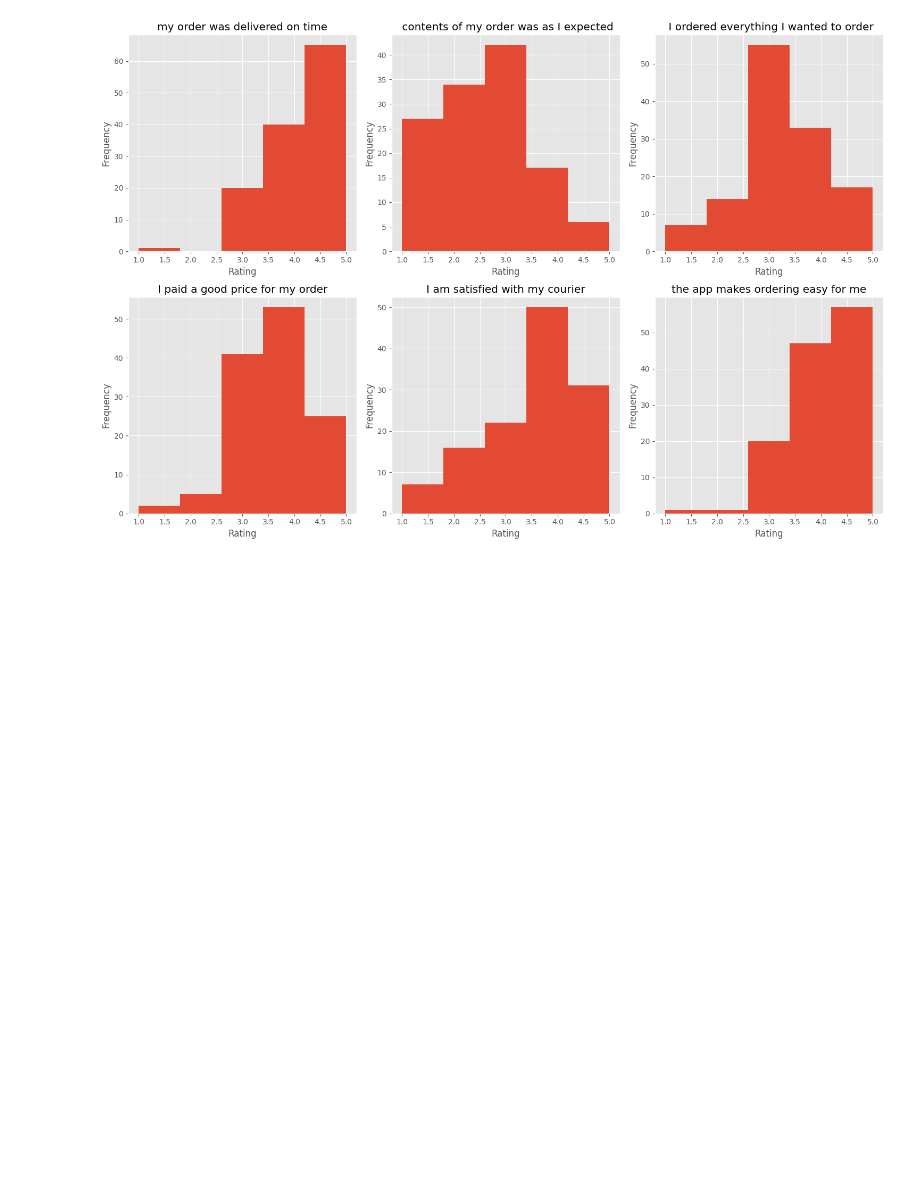
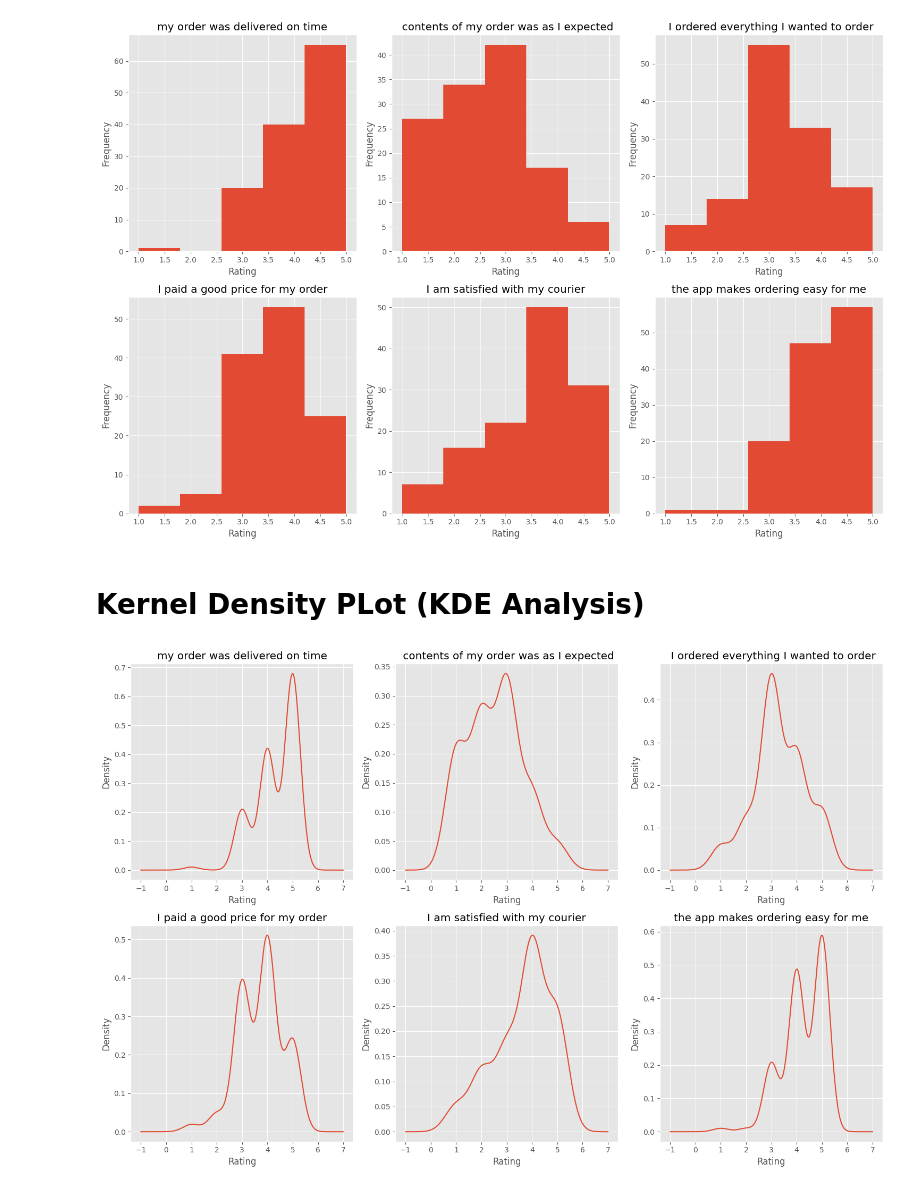
Before and after one commit to osamaizhar/Unhappy-Customers-Predictive-Analysis, a Jupyter notebook: test2.ipynb, the cells around one changed output. Cells and saved outputs as stored; diff of their text form; code cells hidden in the pictures; blank space fills up the shorter version.

```diff
--- a/test2.ipynb
+++ b/test2.ipynb
@@ -115,3 +142,32 @@ fig.tight_layout()
 plt.show()
 # %% [output]
 [figure]
+# %% [markdown]
+# Kernel Density PLot (KDE Analysis)
+# %%
+
+
+# Create a figure with a grid of subplots
+fig, axs = plt.subplots(2, 3, figsize=(15, 10))
+
+# Create a histogram for each feature
+features = ['X1', 'X2', 'X3', 'X4', 'X5', 'X6']
+meaning = ["my order was delivered on time",
+           " contents of my order was as I expected",
+           " I ordered everything I wanted to order",
+           "I paid a good price for my order",
+           "I am satisfied with my courier",
+           "the app makes ordering easy for me"]
+for i, feature in enumerate(features):
+    ax = axs[i // 3, i % 3]  # get the current subplot
+    df[feature].plot(kind='kde', ax=ax)
+    ax.set_title(meaning[i])  # set the title to the feature name
+    ax.set_xlabel('Rating')
+
+# Layout so plots do not overlap
+fig.tight_layout()
+
+# Show the plot
+plt.show()
+# %% [output]
+[figure, added]
```
Also changed, not shown: parts of 10 cells of this notebook.
